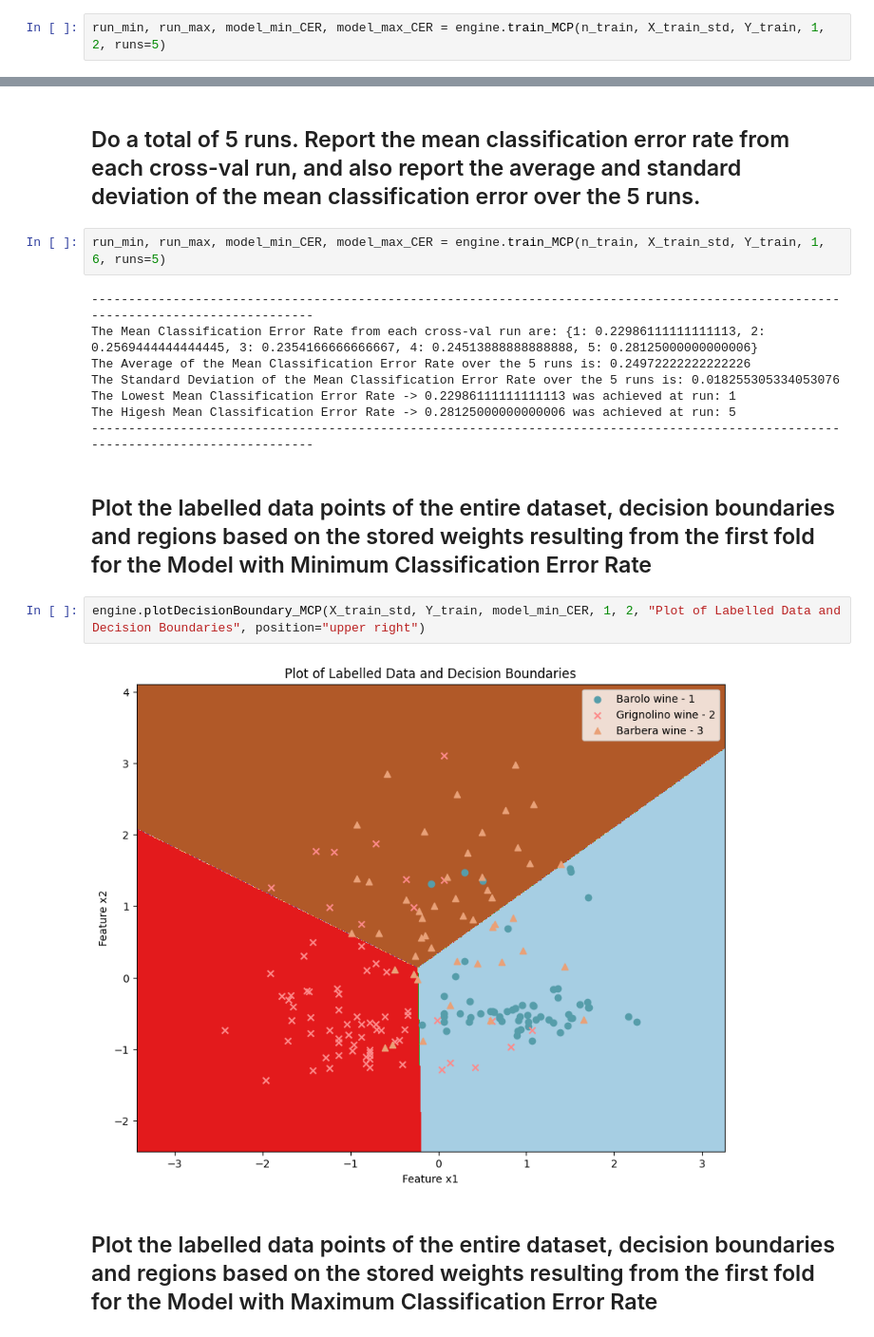
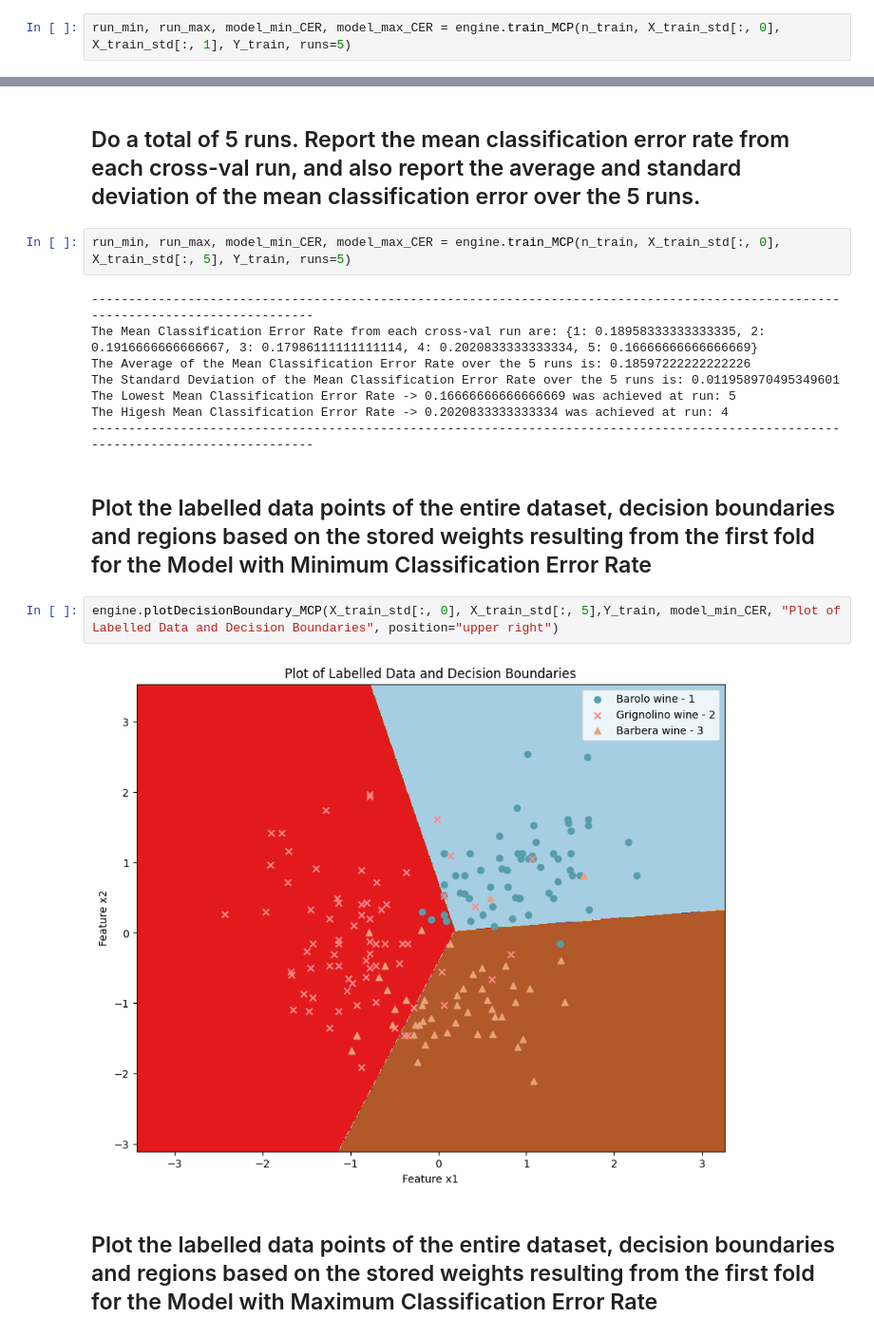
Before and after one commit to SudeshKumarSK/ee559-mlOne, a Jupyter notebook: HW-8/HW_Eight_3a.ipynb, the cells around one changed output, grey strips where cells are left out. Shown at 95% size. Drawn from its saved outputs; the diff is of its cells as text.

```diff
--- a/HW-8/HW_Eight_3a.ipynb
+++ b/HW-8/HW_Eight_3a.ipynb
@@ -82,6 +82,6 @@ engine.plotDataReducedFeatures(X_train_std, Y_train, 1, 6, "upper left")
 # %% [markdown]
 ## Do a total of 5 runs. Report the mean classification error rate from each cross-val run, and also report the average and standard deviation of the mean classification error over the 5 runs.
 # %%
-run_min, run_max, model_min_CER, model_max_CER = engine.train_MCP(n_train, X_train_std, Y_train, 1, 2, runs=5)
+run_min, run_max, model_min_CER, model_max_CER = engine.train_MCP(n_train, X_train_std[:, 0], X_train_std[:, 1], Y_train, runs=5)
 # %% [output]
 -----------------------------------------------------------------------------------------------------------------------------------
@@ -108,21 +108,21 @@ engine.plotDecisionBoundary_MCP(X_train_std, Y_train, model_max_CER, 1, 2, "Plot
 # %% [markdown]
 ## Do a total of 5 runs. Report the mean classification error rate from each cross-val run, and also report the average and standard deviation of the mean classification error over the 5 runs.
 # %%
-run_min, run_max, model_min_CER, model_max_CER = engine.train_MCP(n_train, X_train_std, Y_train, 1, 6, runs=5)
+run_min, run_max, model_min_CER, model_max_CER = engine.train_MCP(n_train, X_train_std[:, 0], X_train_std[:, 5], Y_train, runs=5)
 # %% [output]
 -----------------------------------------------------------------------------------------------------------------------------------
-The Mean Classification Error Rate from each cross-val run are: {1: 0.22986111111111113, 2: 0.2569444444444445, 3: 0.2354166666666667, 4: 0.24513888888888888, 5: 0.28125000000000006}
-The Average of the Mean Classification Error Rate over the 5 runs is: 0.24972222222222226
-The Standard Deviation of the Mean Classification Error Rate over the 5 runs is: 0.018255305334053076
-The Lowest Mean Classification Error Rate -> 0.22986111111111113 was achieved at run: 1
-The Higesh Mean Classification Error Rate -> 0.28125000000000006 was achieved at run: 5
+The Mean Classification Error Rate from each cross-val run are: {1: 0.18958333333333335, 2: 0.1916666666666667, 3: 0.17986111111111114, 4: 0.2020833333333334, 5: 0.16666666666666669}
+The Average of the Mean Classification Error Rate over the 5 runs is: 0.18597222222222226
+The Standard Deviation of the Mean Classification Error Rate over the 5 runs is: 0.011958970495349601
+The Lowest Mean Classification Error Rate -> 0.16666666666666669 was achieved at run: 5
+The Higesh Mean Classification Error Rate -> 0.2020833333333334 was achieved at run: 4
 -----------------------------------------------------------------------------------------------------------------------------------
 # %% [markdown]
 ## Plot the labelled data points of the entire dataset, decision boundaries and regions based on the stored weights resulting from the first fold for the Model with Minimum Classification Error Rate
 # %%
-engine.plotDecisionBoundary_MCP(X_train_std, Y_train, model_min_CER, 1, 2, "Plot of Labelled Data and Decision Boundaries", position="upper right")
+engine.plotDecisionBoundary_MCP(X_train_std[:, 0], X_train_std[:, 5],Y_train, model_min_CER, "Plot of Labelled Data and Decision Boundaries", position="upper right")
 # %% [output]
-[figure, old version]
+[figure, new version]
 # %% [markdown]
 ## Plot the labelled data points of the entire dataset, decision boundaries and regions based on the stored weights resulting from the first fold for the Model with Maximum Classification Error Rate
 # %%
```
Also changed, not shown: parts of 8 cells of this notebook.
